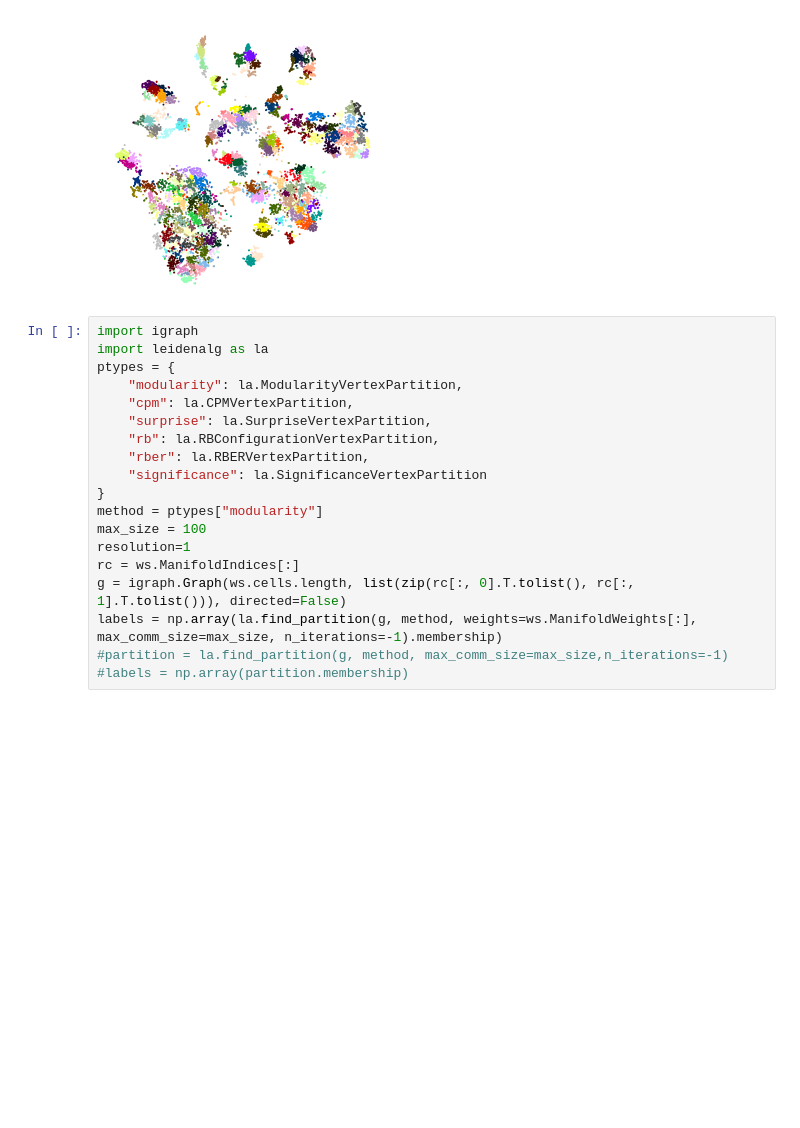
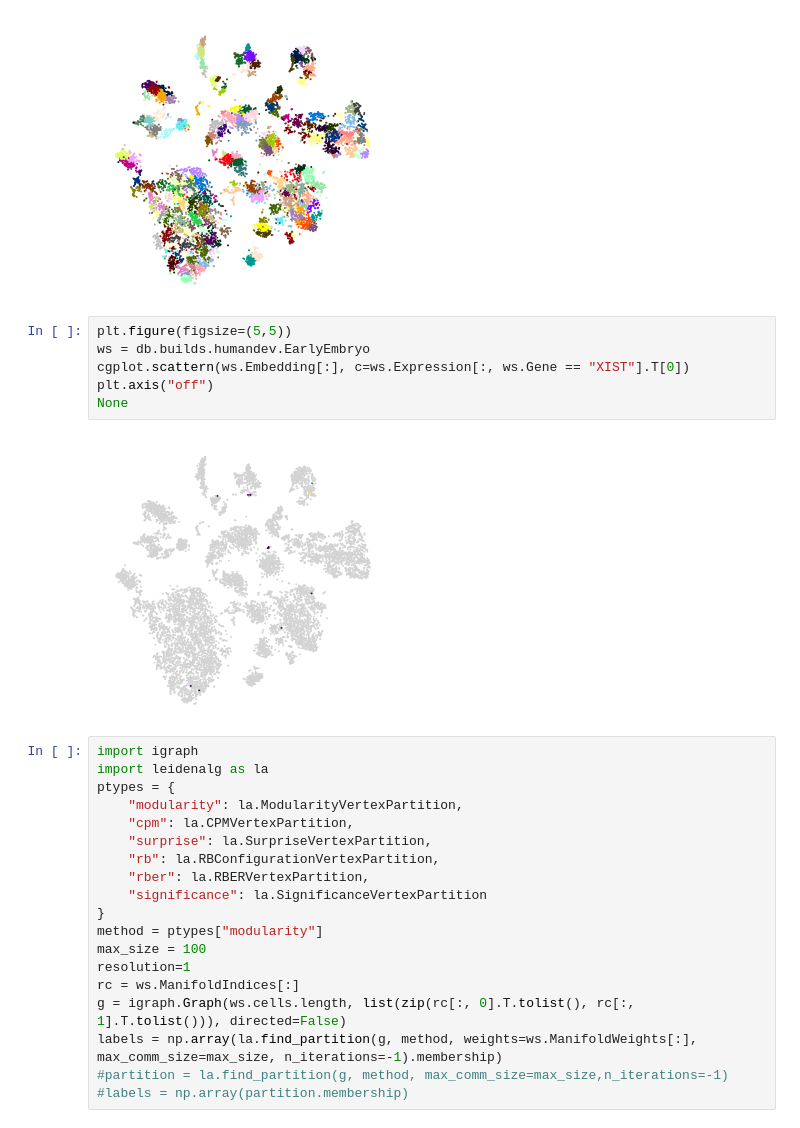
Before and after one commit to linnarsson-lab/shoji, a Jupyter notebook: notebooks/shoji.ipynb, the cells around one changed output. Saved outputs shown, nothing was run; the diff lists cells and outputs as text; blank space fills up the shorter version.

```diff
--- a/notebooks/shoji.ipynb
+++ b/notebooks/shoji.ipynb
@@ -47,6 +61,14 @@ plt.axis("off")
 None
 # %% [output]
 [figure]
+# %%
+plt.figure(figsize=(5,5))
+ws = db.builds.humandev.EarlyEmbryo
+cgplot.scattern(ws.Embedding[:], c=ws.Expression[:, ws.Gene == "XIST"].T[0])
+plt.axis("off")
+None
+# %% [output]
+[figure, added]
 # %%
 import igraph
 import leidenalg as la
```
Also changed, not shown: parts of 6 cells of this notebook, 35 other files.
